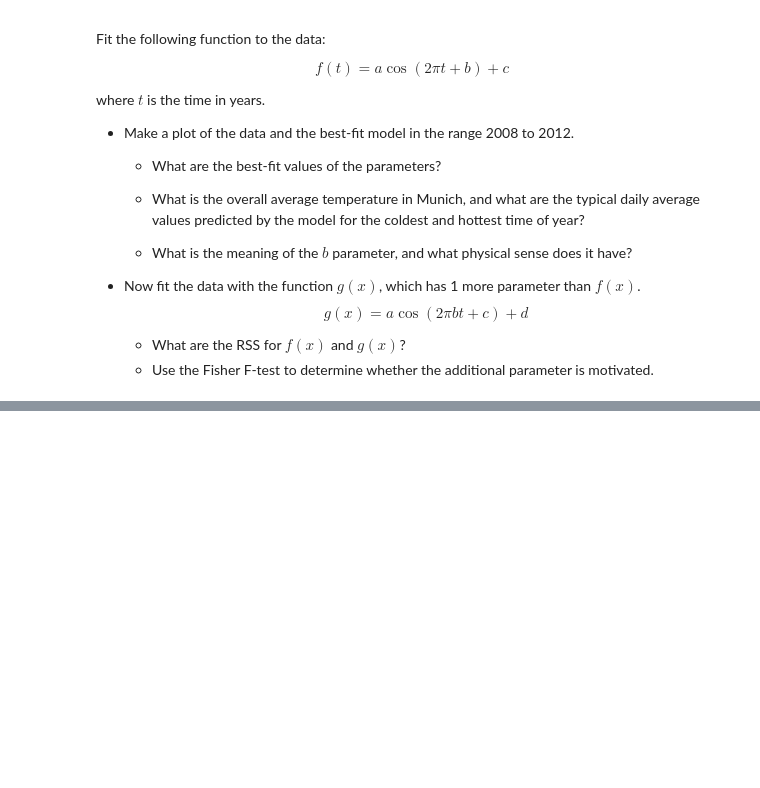
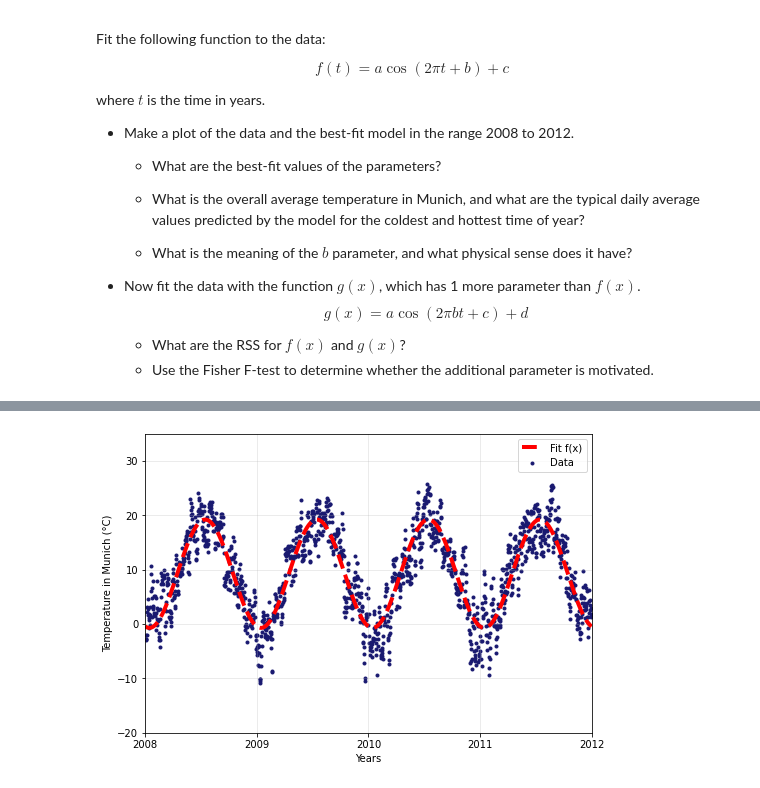
Before and after one commit to vittoriapv/HighLevelProgramming2021, a Jupyter notebook: 08ex_fitting.ipynb, the cells around one changed output, grey strips where cells are left out. Drawn from its saved outputs; the diff is of its cells as text; code cells hidden in the pictures; blank space fills up the shorter version.

```diff
--- a/08ex_fitting.ipynb
+++ b/08ex_fitting.ipynb
@@ -208,0 +287,89 @@ $$g(x) = a \cos(2\pi b t + c)+d$$
+# %%
+#exercise n.4
+
+from scipy.stats import f as fish
+
+def f(t,a,b,c):
+    return a*np.cos(2*np.pi*t+b)+c
+
+def g(t,a,b,c,d):
+    return a*np.cos(2*np.pi*t*b+c)+d
+
+data=np.loadtxt('data/munich_temperatures_average_with_bad_data.txt')
+year, temperature = data.T
+
+#removing outliers, i.e. 100°C and -100°C rows
+mask_up=(temperature<99)
+temperature, year=temperature[mask_up], year[mask_up]
+mask_down=(temperature>-99)
+temperature, year=temperature[mask_down], year[mask_down]
+
+#Only considering range [2008-2012]
+mask_2008=(year>=2008)
+temperature, year=temperature[mask_2008], year[mask_2008]
+mask_2012=(year<=2012)
+temperature, year=temperature[mask_2012], year[mask_2012]
+
+
+fig, ax=plt.subplots(figsize=(8, 5.5))
+ax.scatter(year, temperature, label='Data', color='midnightblue', marker='.')
+ax.xaxis.set_major_locator(LinearLocator(5)) #printing only integer years
+ax.set_xlabel('Years')
+ax.set_ylabel('Temperature in Munich (°C)')
+ax.set_xlim(2008,2012)
+ax.set_ylim(-20,+35)
+ax.grid(alpha=0.3)
+
+#FIT F(X)
+opt,cov=optimize.curve_fit(f, year, temperature)
+x_new=np.linspace(2008, 2012, 5000)
+ax.plot(x_new, f(x_new, *opt), label='Fit f(x)', color='red', linewidth=4, linestyle='dashed')
+ax.legend(loc='best')
+
+print('Evaluating f(t), the fit parameters obtained are (range=[2008-2012]):')
+print('a = %1.2f ± %1.2f °C' %(opt[0], np.sqrt(np.diag(cov))[0]))
+print('b = %1.2f ± %1.2f years' %(opt[1], np.sqrt(np.diag(cov))[1]))
+print('c = %1.2f ± %1.2f °C' %(opt[2], np.sqrt(np.diag(cov))[2]))
+
+mean_temperature=np.mean(temperature)
+print('Overall average temperature in Munich (range=[2008-2012]) is: %1.2f °C.' %(mean_temperature))
+
+print('Typical daily average values predicted by the model for coldest and hottest time of the year are respectively \n %1.2f °C and  %1.2f °C.' %(f(x_new, *opt).min(), f(x_new, *opt).max()))
+
+#Parameter b represents a possibile shift in time for the hottest/coldest days: cosine function would predict
+#the hottest days on January (x=0) and the coldest days on June (sim Δx= π/2) and the fit tells me that these
+#expectations are correct (shift is b~12 months, i.e. the function is periodic with a 1 year period)
+
+
+#FIT G(X)
+fig1, ax1=plt.subplots(figsize=(8, 5.5))
+ax1.scatter(year, temperature, label='Data', color='midnightblue', marker='.')
+ax1.xaxis.set_major_locator(LinearLocator(5)) #printing only integer years
+ax1.set_xlabel('Years')
+ax1.set_ylabel('Temperature in Munich (°C)')
+ax1.set_xlim(2008,2012)
+ax1.set_ylim(-20,+35)
+ax1.grid(alpha=0.3)
+
+opt_g,cov_g=optimize.curve_fit(g, year, temperature)
+ax1.plot(x_new, g(x_new, *opt_g), label='Fit g(x)', color='mediumturquoise', linewidth=4, linestyle='dashed')
+ax1.legend(loc='best')
+print('\nEvaluating g(t), the fit parameters obtained are (range=[2008-2012]):')
+print('a = %1.2f ± %1.2f °C' %(opt_g[0], np.sqrt(np.diag(cov_g))[0]))
+print('b = %1.2f ± %1.2f 1/years' %(opt_g[1], np.sqrt(np.diag(cov_g))[1]))
+print('c = %1.2f ± %1.2f ' %(opt_g[2], np.sqrt(np.diag(cov_g))[2]))
+print('d = %1.2f ± %1.2f °C\n' %(opt_g[3], np.sqrt(np.diag(cov_g))[2]))
+
+rss_f=np.sum((f(year,*opt)-temperature)**2)
+rss_g=np.sum((g(year,*opt_g)-temperature)**2)
+print('RSS for f(t) and g(t) are: RSS(f)=%1.2f, RSS(g)=%1.2f.' %(rss_f, rss_g))
+
+def Ftest(ssr_1, ssr_2, ndof_1, ndof_2, nbins, verbose=False):
+    F=((ssr_1-ssr_2)/(ndof_2-ndof_1))/(ssr_2/(nbins-ndof_2))
+    CL=1.-fish.cdf(F, ndof_2-ndof_1, nbins-ndof_2)
+    if verbose: print("CL: %.3f" % CL, ", additional parameter necessary:", "YES." if CL < 0.10 else "NO.")
+    return CL
+
+print('Fisher F-test:')
+Ftest(rss_f,rss_g,3,4,len(year),True);
+# %% [output]
@@ -208,0 +393 @@ $$g(x) = a \cos(2\pi b t + c)+d$$
+[figure, added]
```
Also changed, not shown: parts of 6 cells of this notebook, 1 other file.
